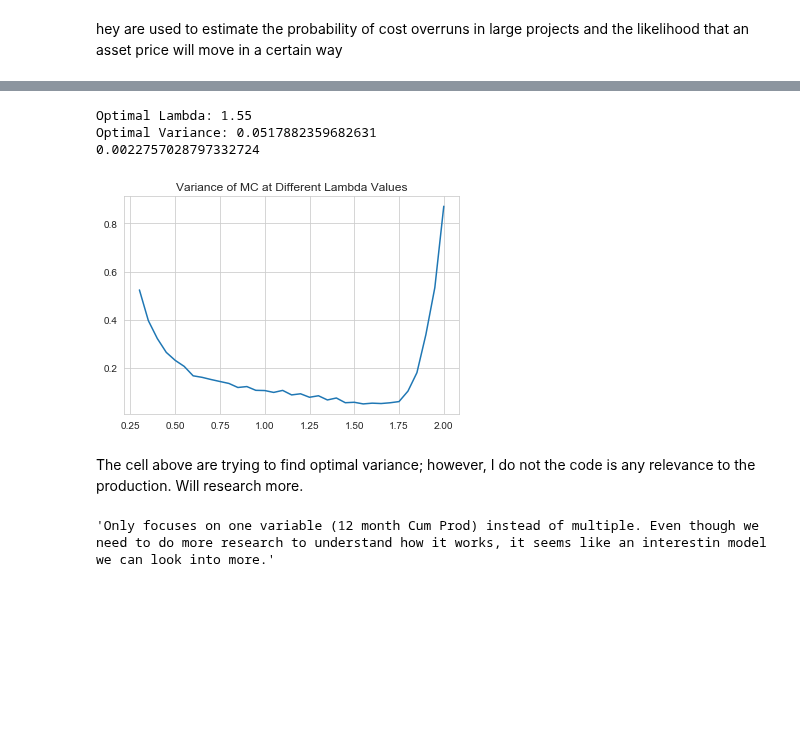
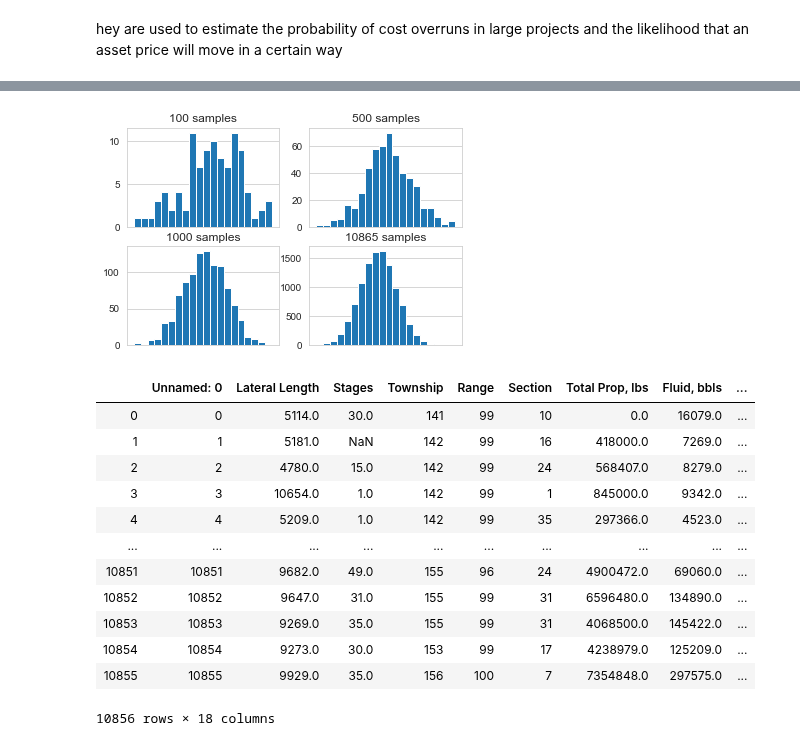
Before and after one commit to FRI-Energy-Analytics/2020_summer_fellows, a Jupyter notebook: Feature Selection - Novel Viz/Model_Testing/Monte_Carlo.ipynb, the cells around one changed output, grey strips where cells are left out. Saved outputs shown, nothing was run; the diff lists cells and outputs as text; code cells hidden in the pictures; blank space fills up the shorter version.

```diff
--- a/Feature Selection - Novel Viz/Model_Testing/Monte_Carlo.ipynb
+++ b/Feature Selection - Novel Viz/Model_Testing/Monte_Carlo.ipynb
@@ -176,31 +66,20 @@ def get_IS_variance(lamda, num_samples):
-# %%
-test_lamdas = [i*0.05 for i in range(1, 61)]
-variances = []
-
-for i, lamda in enumerate(test_lamdas):
-    print(f"lambda {i+1}/{len(test_lamdas)}: {lamda}")
-    A = lamda
-    variances.append(get_IS_variance(lamda, 10000))
-    clear_output(wait=True)
-
-optimal_lamda = test_lamdas[np.argmin(np.asarray(variances))]
-IS_variance = variances[np.argmin(np.asarray(variances))]
-
-print(f"Optimal Lambda: {optimal_lamda}")
-print(f"Optimal Variance: {IS_variance}")
-print((IS_variance/10000)**0.5)
-# %% [output]
-Optimal Lambda: 1.55
-Optimal Variance: 0.0517882359682631
-0.0022757028797332724
-# %%
-plt.plot(test_lamdas[5:40], variances[5:40])
-plt.title("Variance of MC at Different Lambda Values");
-# %% [output]
-[figure, removed]
-# %% [markdown]
-The cell above are trying to find optimal variance; however, I do not the code is any relevance to the production. Will research more.
-# %%
-'''Only focuses on one variable (12 month Cum Prod) instead of multiple. Even though we need to do more research to understand how it works, it seems like an interestin model we can look into more.'''
-# %% [output]
-'Only focuses on one variable (12 month Cum Prod) instead of multiple. Even though we need to do more research to understand how it works, it seems like an interestin model we can look into more.'
+# %%
+from numpy.random import normal
+from matplotlib import pyplot as plt
+
+mu = 98.4
+sigma = 54.17
+# generate monte carlo samples of differing size
+sizes = [100, 500, 1000, 10865]
+for i in range(len(sizes)):
+	# generate sample
+	sample = normal(mu, sigma, sizes[i])
+	# plot histogram of sample
+	pyplot.subplot(2, 2, i+1)
+	pyplot.hist(sample, bins=20)
+	pyplot.title('%d samples' % sizes[i])
+	pyplot.xticks([])
+# show the plot
+pyplot.show()
+# %% [output]
+[figure, added]
@@ -206,0 +103,16 @@ The cell above are trying to find optimal variance; however, I do not the code i
+# %%
+DatabaseDF
+# %% [output]
+|  | Unnamed: 0 | Lateral Length | Stages | Township | Range | Section | Total Prop, lbs | Fluid, bbls | ... |
+| 0 | 0 | 5114.0 | 30.0 | 141 | 99 | 10 | 0.0 | 16079.0 | ... |
+| 1 | 1 | 5181.0 | NaN | 142 | 99 | 16 | 418000.0 | 7269.0 | ... |
+| 2 | 2 | 4780.0 | 15.0 | 142 | 99 | 24 | 568407.0 | 8279.0 | ... |
+| 3 | 3 | 10654.0 | 1.0 | 142 | 99 | 1 | 845000.0 | 9342.0 | ... |
+| 4 | 4 | 5209.0 | 1.0 | 142 | 99 | 35 | 297366.0 | 4523.0 | ... |
+| ... | ... | ... | ... | ... | ... | ... | ... | ... | ... |
+| 10851 | 10851 | 9682.0 | 49.0 | 155 | 96 | 24 | 4900472.0 | 69060.0 | ... |
+| 10852 | 10852 | 9647.0 | 31.0 | 155 | 99 | 31 | 6596480.0 | 134890.0 | ... |
+| 10853 | 10853 | 9269.0 | 35.0 | 155 | 99 | 31 | 4068500.0 | 145422.0 | ... |
+| 10854 | 10854 | 9273.0 | 30.0 | 153 | 99 | 17 | 4238979.0 | 125209.0 | ... |
+| 10855 | 10855 | 9929.0 | 35.0 | 156 | 100 | 7 | 7354848.0 | 297575.0 | ... |
+10856 rows × 18 columns
```
Also changed, not shown: parts of 21 cells of this notebook.
